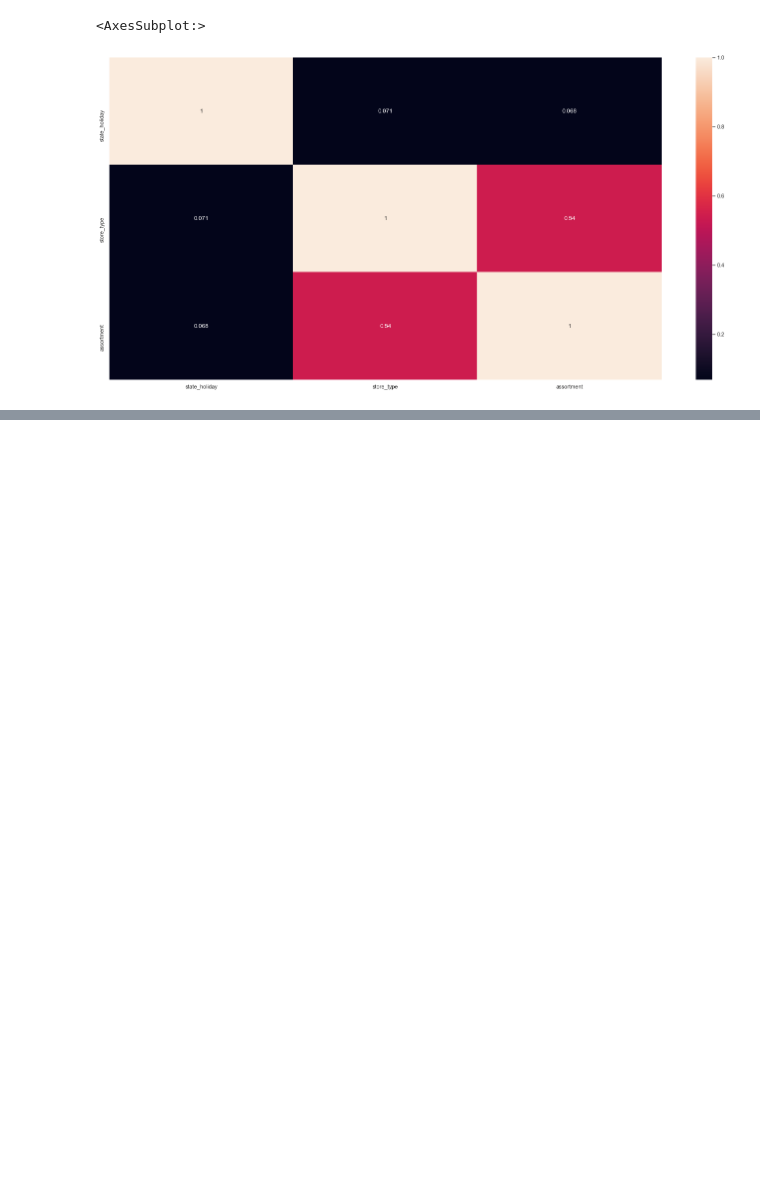
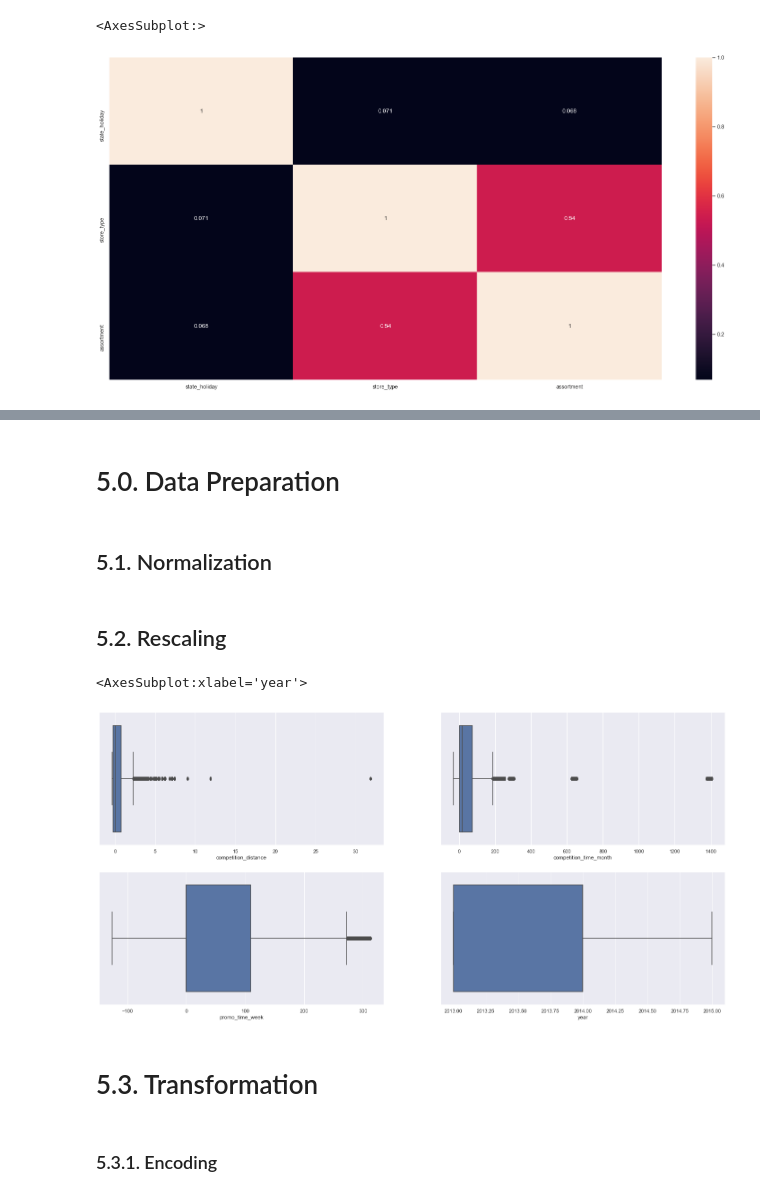
Before and after one commit to cainrodrigues/data_science_em_producao, a Jupyter notebook: m05_v01_store_sales_prediction.ipynb, the cells around one changed output, grey strips where cells are left out. Saved outputs shown, nothing was run; the diff lists cells and outputs as text; code cells hidden in the pictures; blank space fills up the shorter version.

```diff
--- a/m05_v01_store_sales_prediction.ipynb
+++ b/m05_v01_store_sales_prediction.ipynb
@@ -888,0 +851,2 @@ df5['competition_distance'] = rs.fit_transform(df5[['competition_distance']].val
+# %% [markdown]
+# 5.0. Data Preparation
@@ -888,0 +855,21 @@ df5['competition_distance'] = rs.fit_transform(df5[['competition_distance']].val
+# %% [markdown]
+## 5.1. Normalization
+# %% [markdown]
+## 5.2. Rescaling
+# %%
+# Analyzing the features selected for rescaling
+
+plt.subplot(2,2,1)
+sns.boxplot(x='competition_distance',data=df5)
+
+plt.subplot(2,2,2)
+sns.boxplot(x='competition_time_month',data=df5)
+
+plt.subplot(2,2,3)
+sns.boxplot(x='promo_time_week',data=df5)
+
+plt.subplot(2,2,4)
+sns.boxplot(x='year',data=df5)
+# %% [output]
+<AxesSubplot:xlabel='year'>
+[figure, added]
@@ -888,0 +892,4 @@ df5['competition_distance'] = rs.fit_transform(df5[['competition_distance']].val
+# %% [markdown]
+# 5.3. Transformation
+# %% [markdown]
+### 5.3.1. Encoding
```
Also changed, not shown: parts of 14 cells of this notebook.
